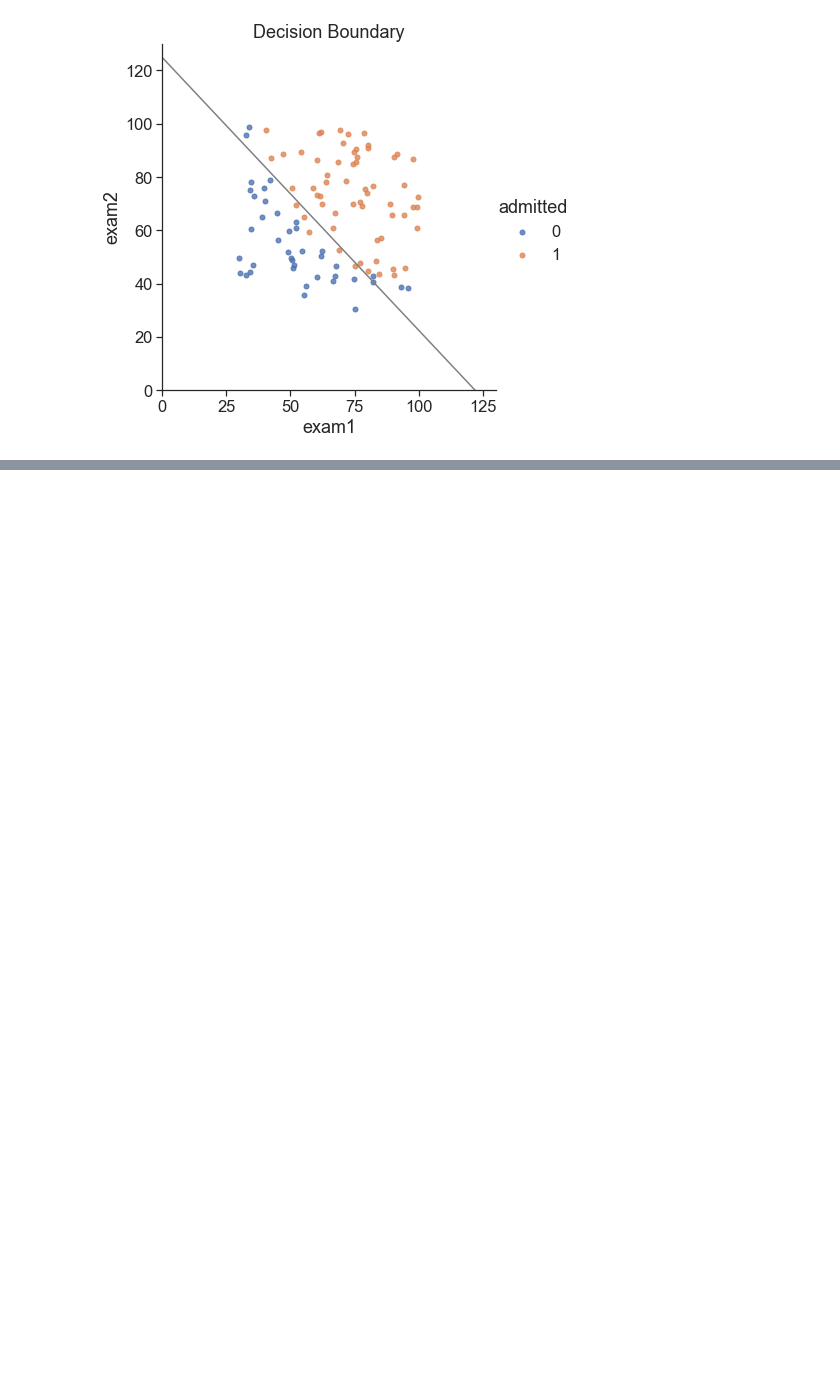
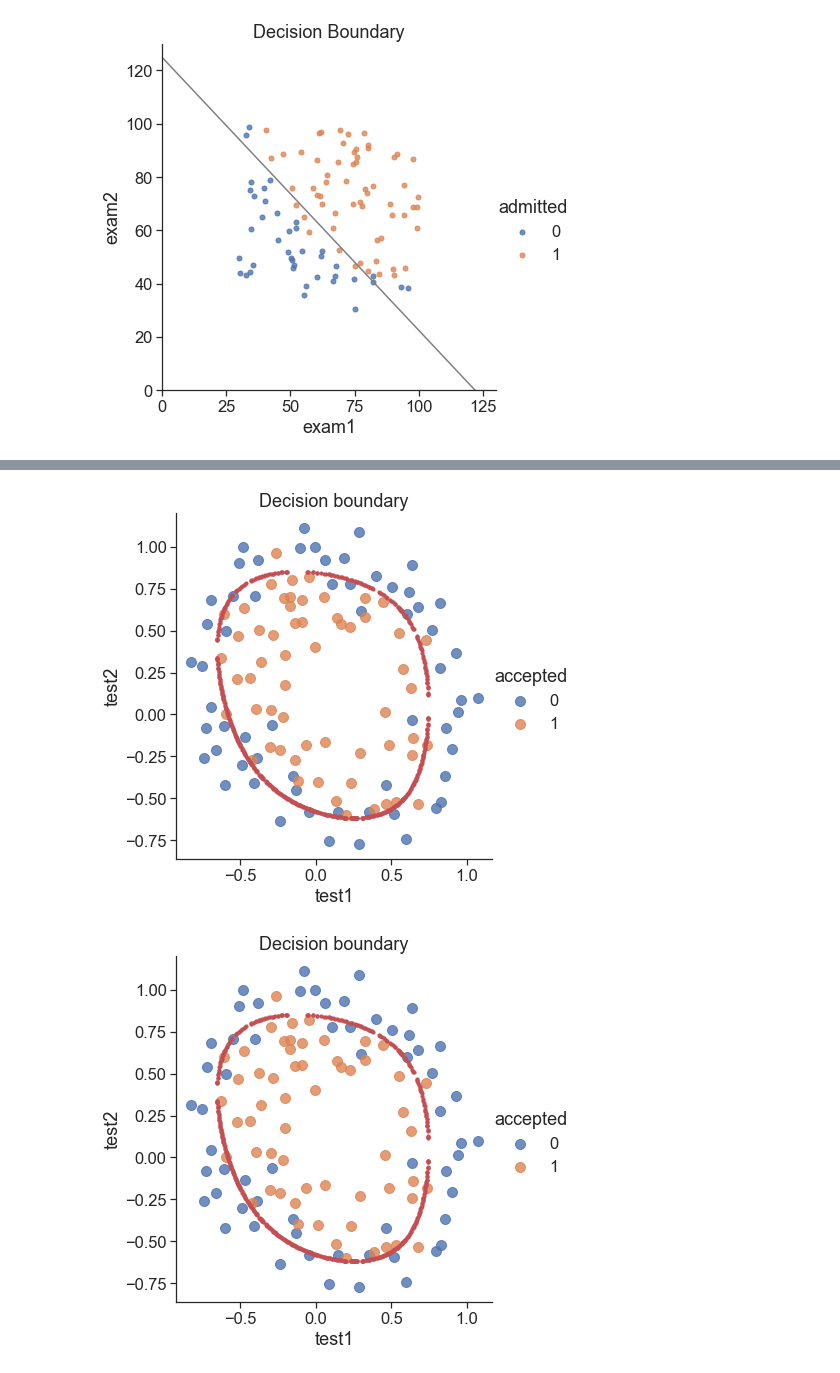
Before and after one commit to sakoXY/ML_ex_python, a Jupyter notebook: ex2/ex2.ipynb, the cells around one changed output, grey strips where cells are left out. Saved outputs shown, nothing was run; the diff lists cells and outputs as text; code cells hidden in the pictures; blank space fills up the shorter version.

```diff
--- a/ex2/ex2.ipynb
+++ b/ex2/ex2.ipynb
@@ -190,0 +412,5 @@ plt.show()
+# %%
+draw_boundary(power=6,l=0)
+# %% [output]
+[figure, added]
+[figure, added]
```
Also changed, not shown: parts of 35 cells of this notebook.
